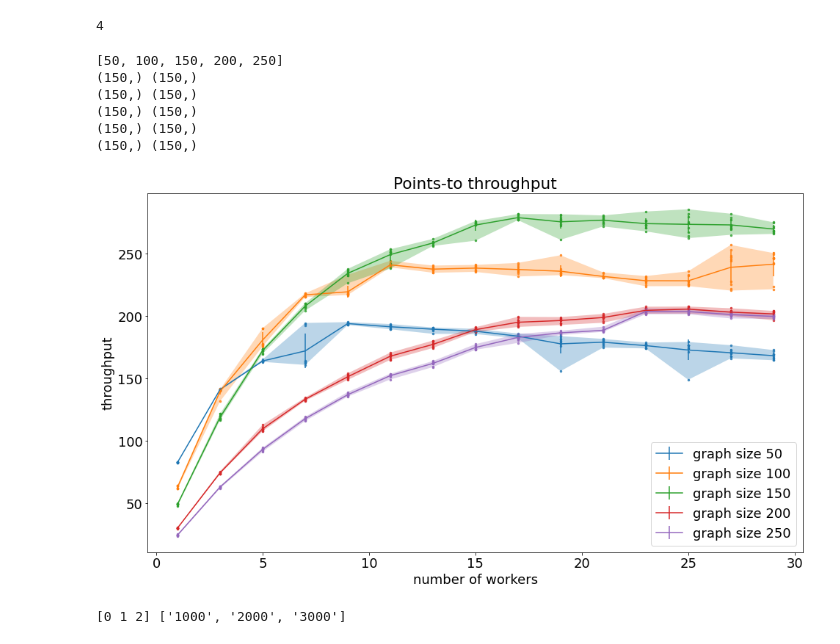
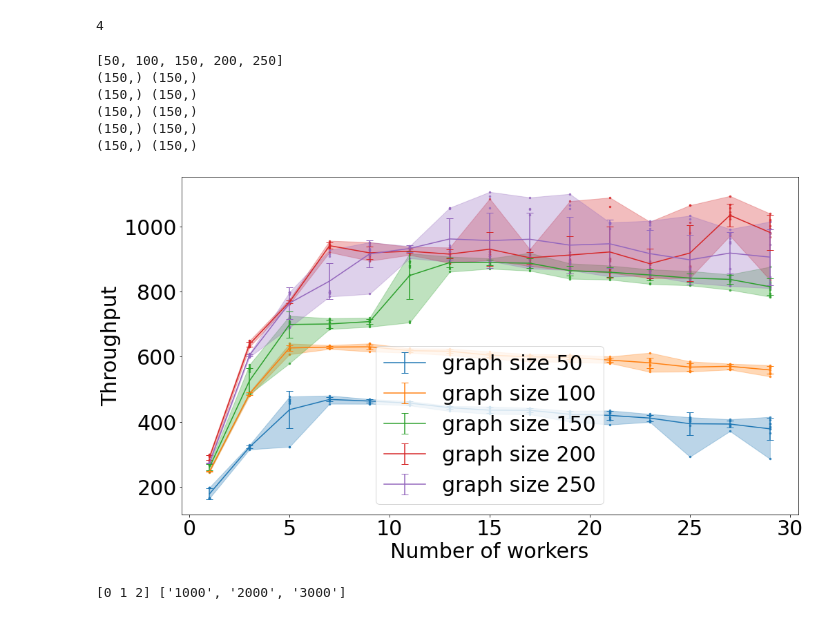
Before and after one commit to Vincent-lau/erlog, a Jupyter notebook: apps/bench/src/plot.ipynb, the cells around one changed output. Drawn from its saved outputs; the diff is of its cells as text; code cells hidden in the pictures.

Commit message:
chore:font size

```diff
--- a/apps/bench/src/plot.ipynb
+++ b/apps/bench/src/plot.ipynb
@@ -9,8 +9,9 @@ th_scaling = 10000
 plot_colours = ['tab:blue', 'tab:orange', 'tab:green', 'tab:red', 'tab:purple',
                 'tab:brown', 'tab:pink', 'tab:gray', 'tab:olive', 'tab:cyan']
 
-font = {'size'   : 18}
+font = {'size'   :18 }
 mpl.rc('font', **font)
+label_font_sz =30
 # %%
 def get_throughput(latency, graph_size, th_scaling=10000):
   return graph_size * th_scaling / float(latency) / 1000
@@ -47,3 +48,19 @@ def read_fault(file_name):
                     workers.append(int(data[-1]))
                 times.append(data[0: -1])
     return (throughput_all_fault, workers, fault_rate, graph_size)
+# %%
+def plot(throughput, workers, ax, lbl, c):
+    # confidence interval
+    max_throughputs = [np.max(t) for t in throughput]
+    min_throughputs = [np.min(t) for t in throughput]
+    mean_throughputs = [np.mean(t) for t in throughput]
+    err = [np.std(t) for t in throughput]
+
+    # create flattened version
+    workers_flat = np.array([[w] * num_rep for w in workers]).flatten()
+    throughput_flat = throughput.flatten()
+
+    print(workers_flat.shape, throughput_flat.shape)
+    ax.scatter(workers_flat, throughput_flat, s=6, alpha=0.8, color=c)
+    ax.fill_between(workers, min_throughputs, max_throughputs, alpha=0.3, color=c)
+    ax.errorbar(workers, mean_throughputs, yerr=err, label=lbl, capsize=5, color = c)
@@ -52,16 +124,0 @@ throughput_all_fault, workers, fault_rate, graph_size = read_fault('../results/t
-# %%
-def plot(throughput, workers, ax, lbl, c):
-    # confidence interval
-    max_throughputs = [np.max(t) for t in throughput]
-    min_throughputs = [np.min(t) for t in throughput]
-    mean_throughputs = [np.mean(t) for t in throughput]
-    err = [np.std(t) for t in throughput]
-
-    # create flattened version
-    workers_flat = np.array([[w] * num_rep for w in workers]).flatten()
-    throughput_flat = throughput.flatten()
-
-    print(workers_flat.shape, throughput_flat.shape)
-    ax.scatter(workers_flat, throughput_flat, s=6, alpha=0.8, color=c)
-    ax.fill_between(workers, min_throughputs, max_throughputs, alpha=0.3, color=c)
-    ax.errorbar(workers, mean_throughputs, yerr=err, label=lbl, color = c)
@@ -131,6 +131,8 @@ def read_data2(file_name):
     with open(file_name, "r") as in_file:
         throughput = []
         for l in in_file:
+            if l.startswith('END'):
+              break
             if l.startswith('graph'):
                 graph_size.append(int(l.split(' ')[2]))
             if l.startswith('[') or l.startswith(' {'):
@@ -161,29 +163,29 @@ len(throughput_all_input)
 # T = (x[1] - x_bar) / s
 # print(T)
 # %%
-prog_name = 'pt'
+prog_name = 'citation'
 (throughput_all_input, workers, graph_size) = read_data2(f'../results/{prog_name}_th.txt')
 
 fig, ax = plt.subplots()
 fig.set_size_inches(16,9)
 print(graph_size)
 for i,th in enumerate(throughput_all_input):
    plot(np.array(th), np.array(workers), ax, f"graph size {graph_size[i]}", plot_colours[i])
 
 ax.legend()
-ax.set_title(f"Points-to throughput")
-ax.set_ylabel("throughput")
-ax.set_xlabel("number of workers")
+# ax.set_title(f"{prog_name.upper()} throughput")
+ax.set_ylabel("Throughput")
+ax.set_xlabel("Number of workers")
 
 fig.savefig(f'{prog_name}_th.pdf')
 # %% [output]
 [50, 100, 150, 200, 250]
 (150,) (150,)
 (150,) (150,)
 (150,) (150,)
 (150,) (150,)
 (150,) (150,)
-[figure, old version]
+[figure, new version]
 # %%
 serial_times = np.array([[981683,924164,1096319], [8202526, 8547508, 9174541], [25952409, 26152862, 26045359]])
 dist_times = np.array([[1882308,1887702,1999376], [10744950,10678793,10650090], [26077252, 24939219, 25980677]])
```
Also changed, not shown: parts of 9 cells of this notebook.
